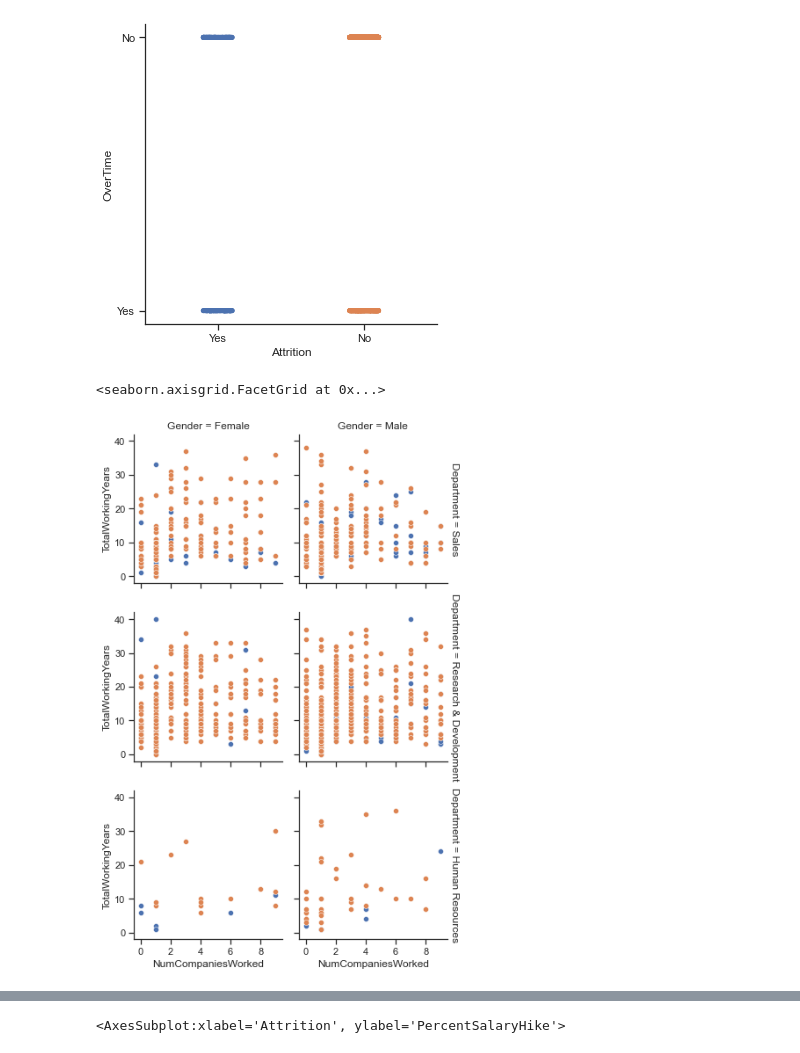
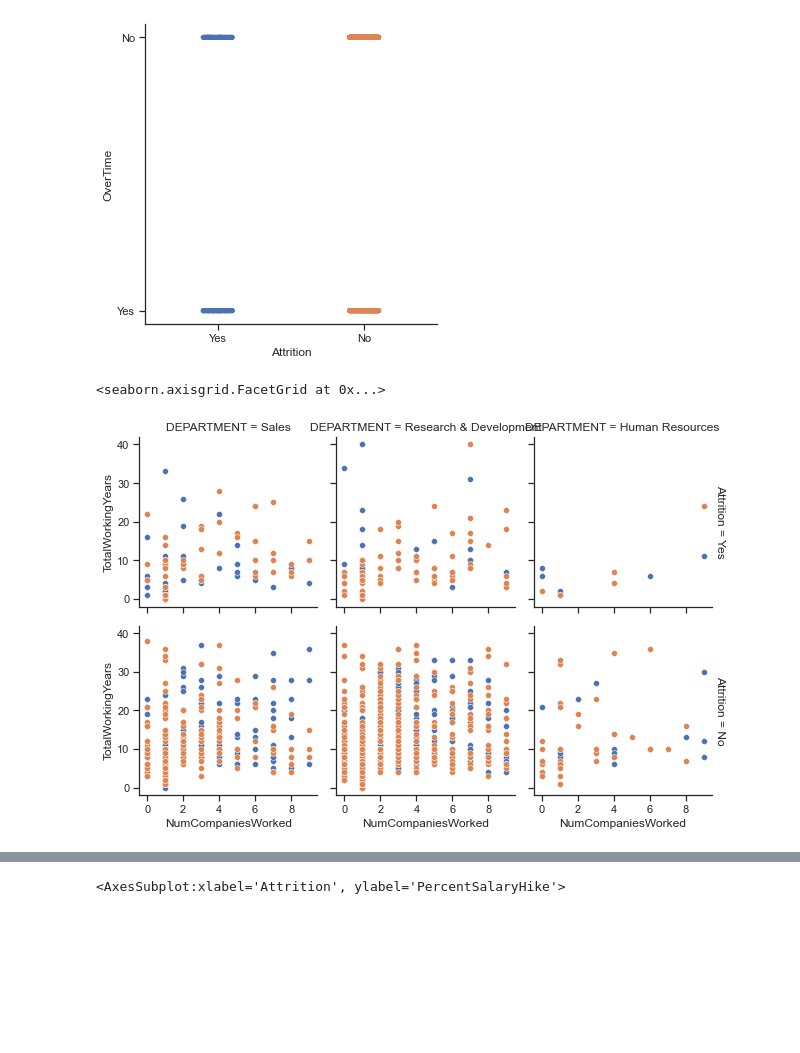
Before and after one commit to lykkelig/Group6_Final_Project, a Jupyter notebook: Exploratory_Data.ipynb, the cells around one changed output, grey strips where cells are left out. Drawn from its saved outputs; the diff is of its cells as text; code cells hidden in the pictures; blank space fills up the shorter version.

```diff
--- a/Exploratory_Data.ipynb
+++ b/Exploratory_Data.ipynb
@@ -34,0 +38,17 @@ hr_df.head(10)
+# %%
+
+alchemyEngine = create_engine('postgresql+psycopg2://postgres:****@127.0.0.1/Group6Final', pool_recycle=3600);
+
+# Connect to PostgreSQL server
+
+dbConnection = alchemyEngine.connect();
+
+# Read data from PostgreSQL database table and load into a DataFrame instance
+
+hr_df = pd.read_sql("new_table", dbConnection);
+
+pd.set_option('display.expand_frame_repr', False);
+
+# Close the database connection
+
+dbConnection.close();
@@ -129,3 +159,9 @@ dtype: int64
 ### Exploratory Phase
 - Get data statistics
 - Visualize the data
+# %%
+# drop columns with just one value
+drop_list = ['EmployeeCount', 'Over18', 'StandardHours']
+
+hr_df = hr_df.drop(columns=drop_list)
+hr_df.columns
@@ -359,4 +385,4 @@ sns.catplot(x = 'Attrition', y = 'EmployeeNumber', data=hr_df)
 # %%
-drop_list.append("EmployeeNumber")
-drop_list
+hr_df = hr_df.drop(columns=['EmployeeNumber'])
+hr_df.head()
 # %% [output]
@@ -516,11 +532,11 @@ sns.catplot(x = 'Attrition', y = 'OverTime', data=hr_df)
 <seaborn.axisgrid.FacetGrid at 0x...>
 [figure]
 # %%
-g = sns.FacetGrid(hr_df, col="Gender", row='Department', hue='Attrition', margin_titles=True)
+g = sns.FacetGrid(hr_df, hue ="GENDER", col='DEPARTMENT', row='Attrition', margin_titles=True)
 g.map(sns.scatterplot, 'NumCompaniesWorked', 'TotalWorkingYears' )
 # %% [output]
 <seaborn.axisgrid.FacetGrid at 0x...>
-[figure, old version]
+[figure, new version]
 # %%
 sns.catplot(x = 'Attrition', y = 'PercentSalaryHike', data=hr_df)
 # %% [output]
```
Also changed, not shown: parts of 67 cells of this notebook, 15 other files.
